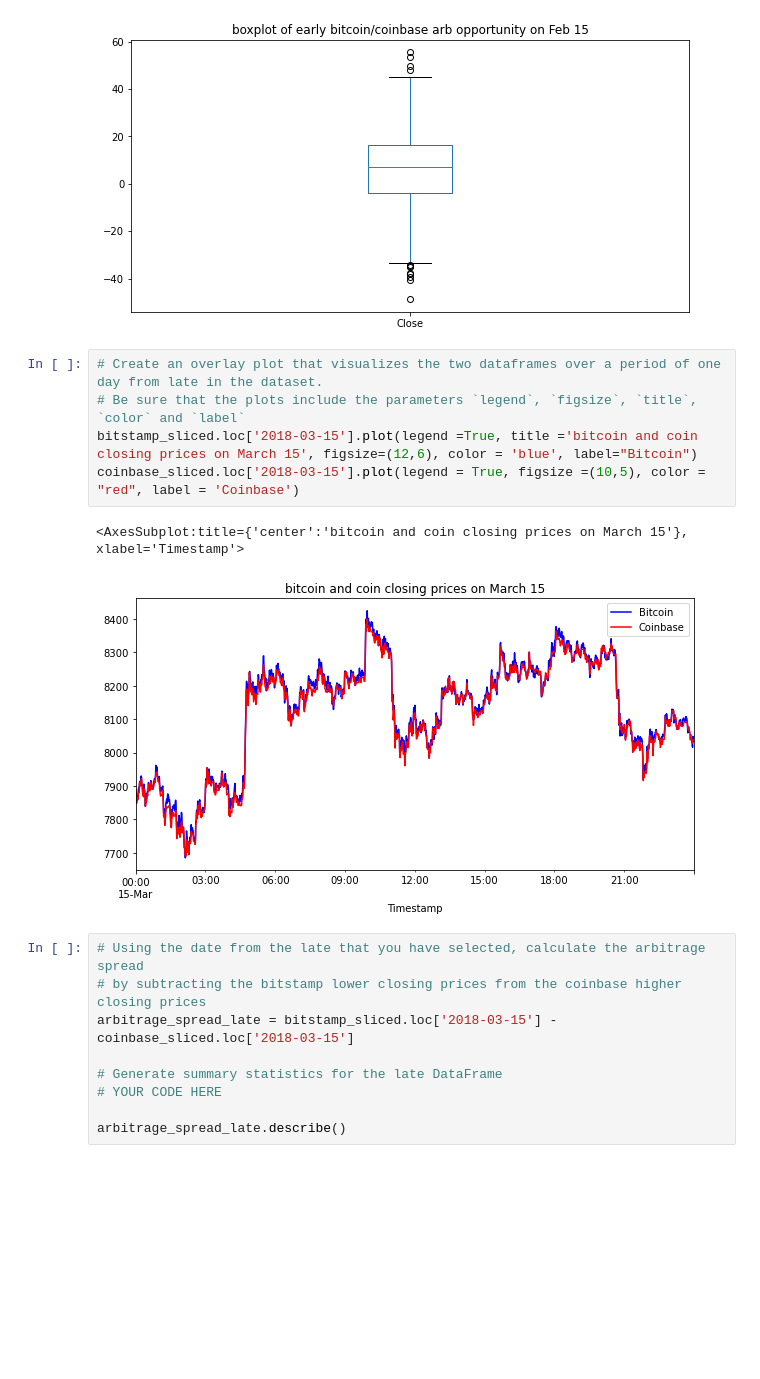
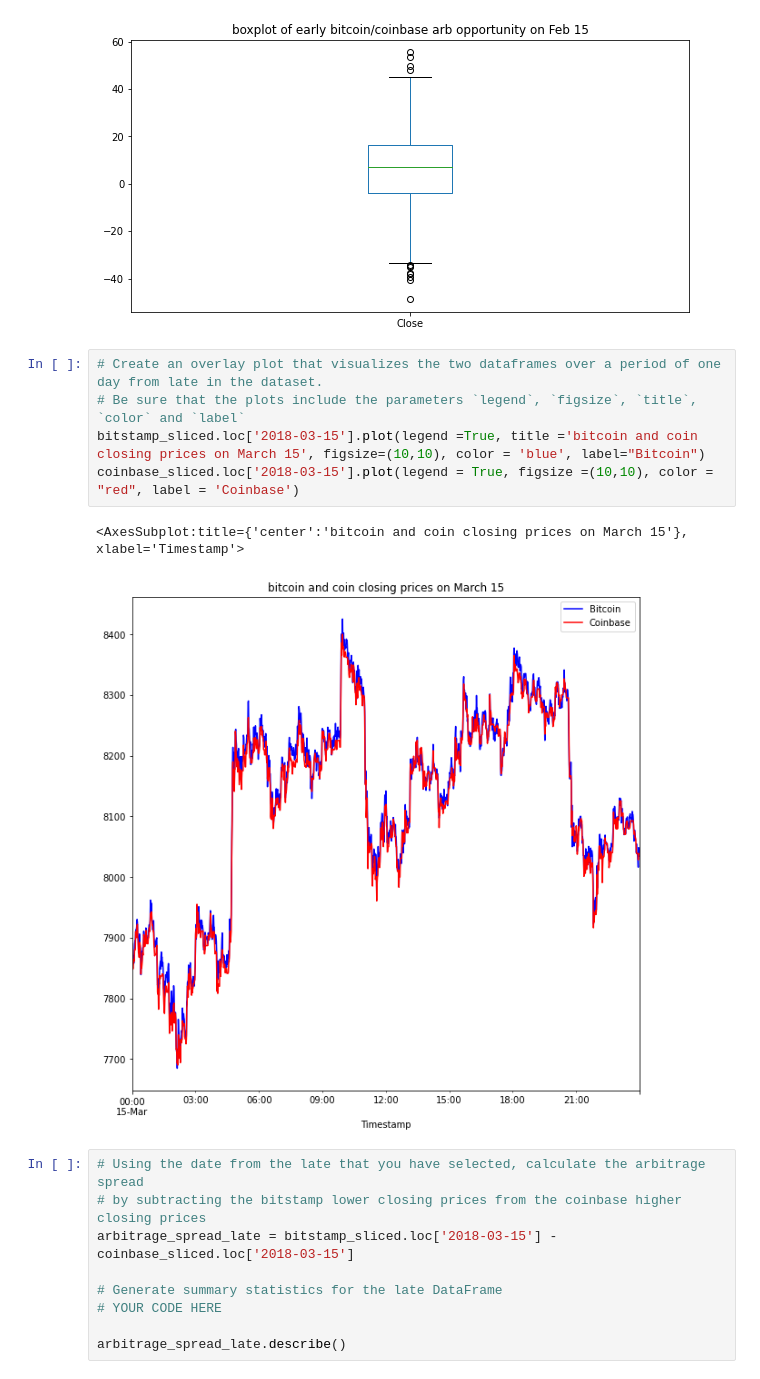
Before and after one commit to flyfishjay/challenge_week_3, a Jupyter notebook: crypto_arbitrage.ipynb, the cells around one changed output. Drawn from its saved outputs; the diff is of its cells as text; blank space fills up the shorter version.

```diff
--- a/crypto_arbitrage.ipynb
+++ b/crypto_arbitrage.ipynb
@@ -401,11 +401,11 @@ arbitrage_spread_middle.plot(kind ='box', title='boxplot of early bitcoin/coinba
 # %%
 # Create an overlay plot that visualizes the two dataframes over a period of one day from late in the dataset.
 # Be sure that the plots include the parameters `legend`, `figsize`, `title`, `color` and `label`
-bitstamp_sliced.loc['2018-03-15'].plot(legend =True, title ='bitcoin and coin closing prices on March 15', figsize=(12,6), color = 'blue', label="Bitcoin")
-coinbase_sliced.loc['2018-03-15'].plot(legend = True, figsize =(10,5), color = "red", label = 'Coinbase')
+bitstamp_sliced.loc['2018-03-15'].plot(legend =True, title ='bitcoin and coin closing prices on March 15', figsize=(10,10), color = 'blue', label="Bitcoin")
+coinbase_sliced.loc['2018-03-15'].plot(legend = True, figsize =(10,10), color = "red", label = 'Coinbase')
 # %% [output]
 <AxesSubplot:title={'center':'bitcoin and coin closing prices on March 15'}, xlabel='Timestamp'>
-[figure, old version]
+[figure, new version]
 # %%
 # Using the date from the late that you have selected, calculate the arbitrage spread
 # by subtracting the bitstamp lower closing prices from the coinbase higher closing prices
```
Also changed, not shown: parts of 10 cells of this notebook.
